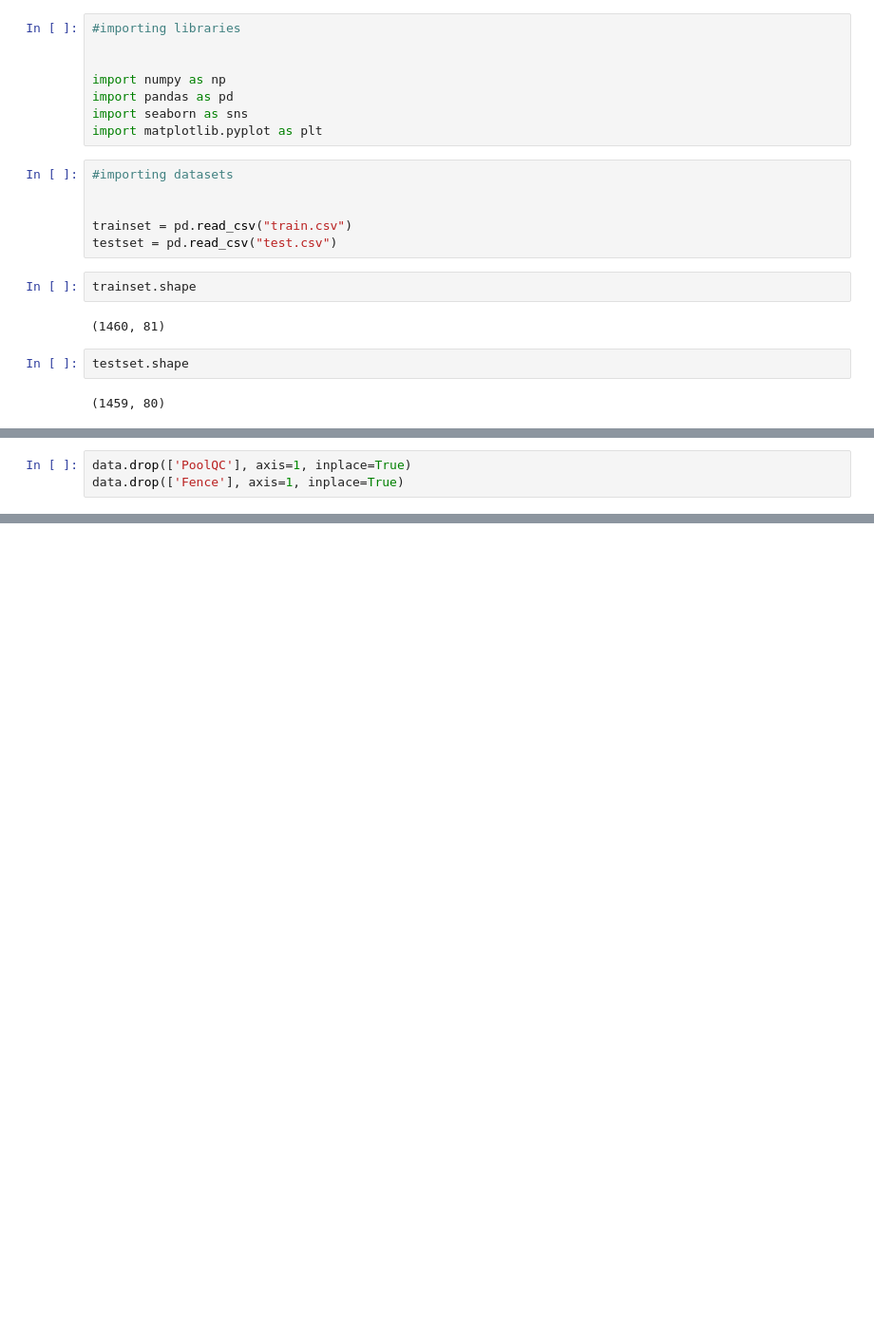
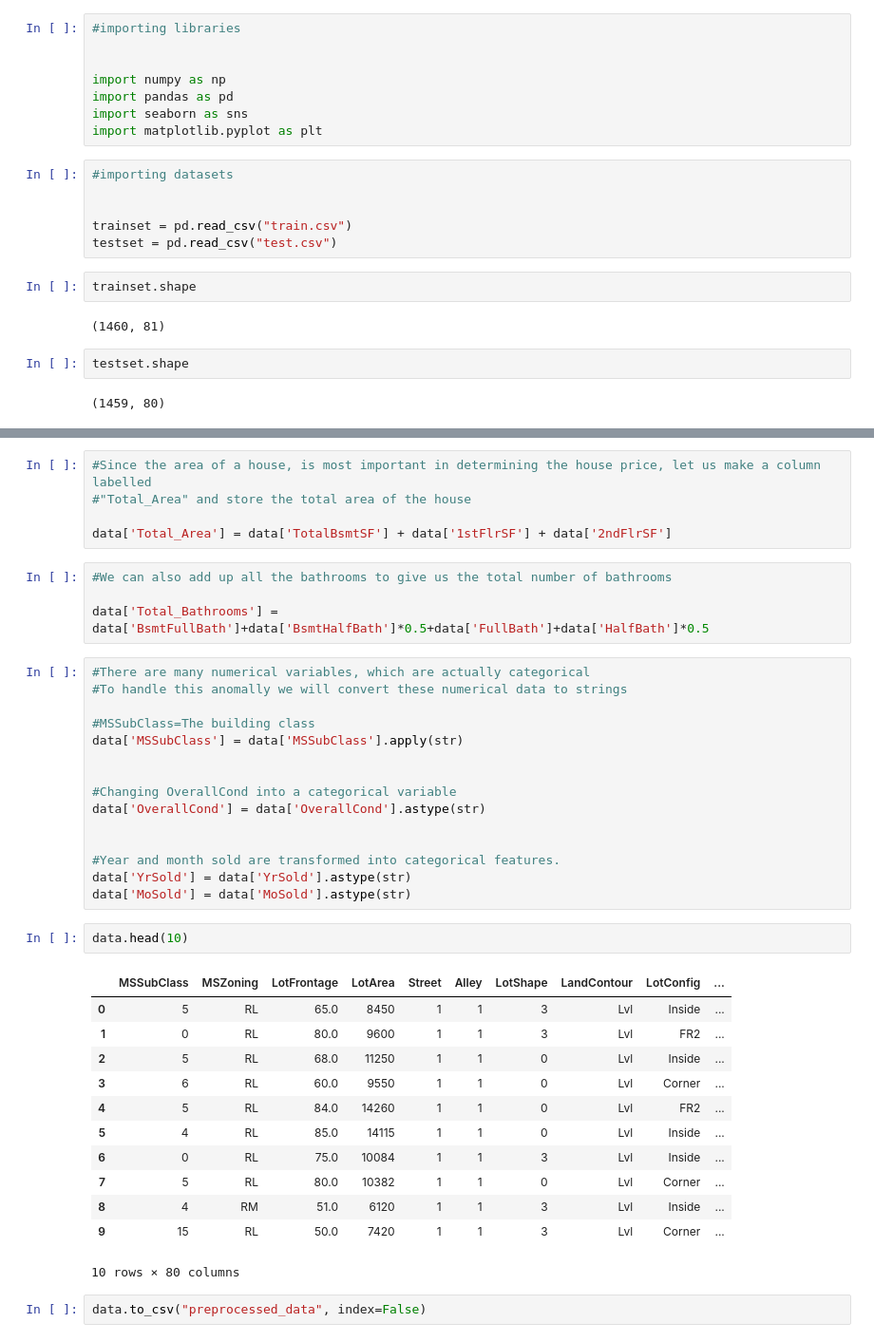
Before and after one commit to JyotBuch/Kaggle-Projects, a Jupyter notebook: House Prices Advanced Regression Techniques/EDA and Data Preprocessing.ipynb, the cells around one changed output, grey strips where cells are left out. Shown: that part at 95% size. Saved outputs shown, nothing was run; the diff lists cells and outputs as text; blank space fills up the shorter version.

```diff
--- a/House Prices Advanced Regression Techniques/EDA and Data Preprocessing.ipynb
+++ b/House Prices Advanced Regression Techniques/EDA and Data Preprocessing.ipynb
@@ -88,4 +191 @@ data.head()
 5 rows × 78 columns
-# %%
-data.drop(['PoolQC'], axis=1, inplace=True)
-data.drop(['Fence'], axis=1, inplace=True)
@@ -115,0 +217,41 @@ Y= trainset_saleprice.values
+# %%
+#Since the area of a house, is most important in determining the house price, let us make a column labelled
+#"Total_Area" and store the total area of the house
+
+data['Total_Area'] = data['TotalBsmtSF'] + data['1stFlrSF'] + data['2ndFlrSF']
+# %%
+#We can also add up all the bathrooms to give us the total number of bathrooms
+
+data['Total_Bathrooms'] = data['BsmtFullBath']+data['BsmtHalfBath']*0.5+data['FullBath']+data['HalfBath']*0.5
+# %%
+#There are many numerical variables, which are actually categorical
+#To handle this anomally we will convert these numerical data to strings
+
+#MSSubClass=The building class
+data['MSSubClass'] = data['MSSubClass'].apply(str)
+
+
+#Changing OverallCond into a categorical variable
+data['OverallCond'] = data['OverallCond'].astype(str)
+
+
+#Year and month sold are transformed into categorical features.
+data['YrSold'] = data['YrSold'].astype(str)
+data['MoSold'] = data['MoSold'].astype(str)
+# %%
+data.head(10)
+# %% [output]
+|  | MSSubClass | MSZoning | LotFrontage | LotArea | Street | Alley | LotShape | LandContour | LotConfig | ... |
+| 0 | 5 | RL | 65.0 | 8450 | 1 | 1 | 3 | Lvl | Inside | ... |
+| 1 | 0 | RL | 80.0 | 9600 | 1 | 1 | 3 | Lvl | FR2 | ... |
+| 2 | 5 | RL | 68.0 | 11250 | 1 | 1 | 0 | Lvl | Inside | ... |
+| 3 | 6 | RL | 60.0 | 9550 | 1 | 1 | 0 | Lvl | Corner | ... |
+| 4 | 5 | RL | 84.0 | 14260 | 1 | 1 | 0 | Lvl | FR2 | ... |
+| 5 | 4 | RL | 85.0 | 14115 | 1 | 1 | 0 | Lvl | Inside | ... |
+| 6 | 0 | RL | 75.0 | 10084 | 1 | 1 | 3 | Lvl | Inside | ... |
+| 7 | 5 | RL | 80.0 | 10382 | 1 | 1 | 0 | Lvl | Corner | ... |
+| 8 | 4 | RM | 51.0 | 6120 | 1 | 1 | 3 | Lvl | Inside | ... |
+| 9 | 15 | RL | 50.0 | 7420 | 1 | 1 | 3 | Lvl | Corner | ... |
+10 rows × 80 columns
+# %%
+data.to_csv("preprocessed_data", index=False)
```
Also changed, not shown: parts of 23 cells of this notebook, 4 other files.
